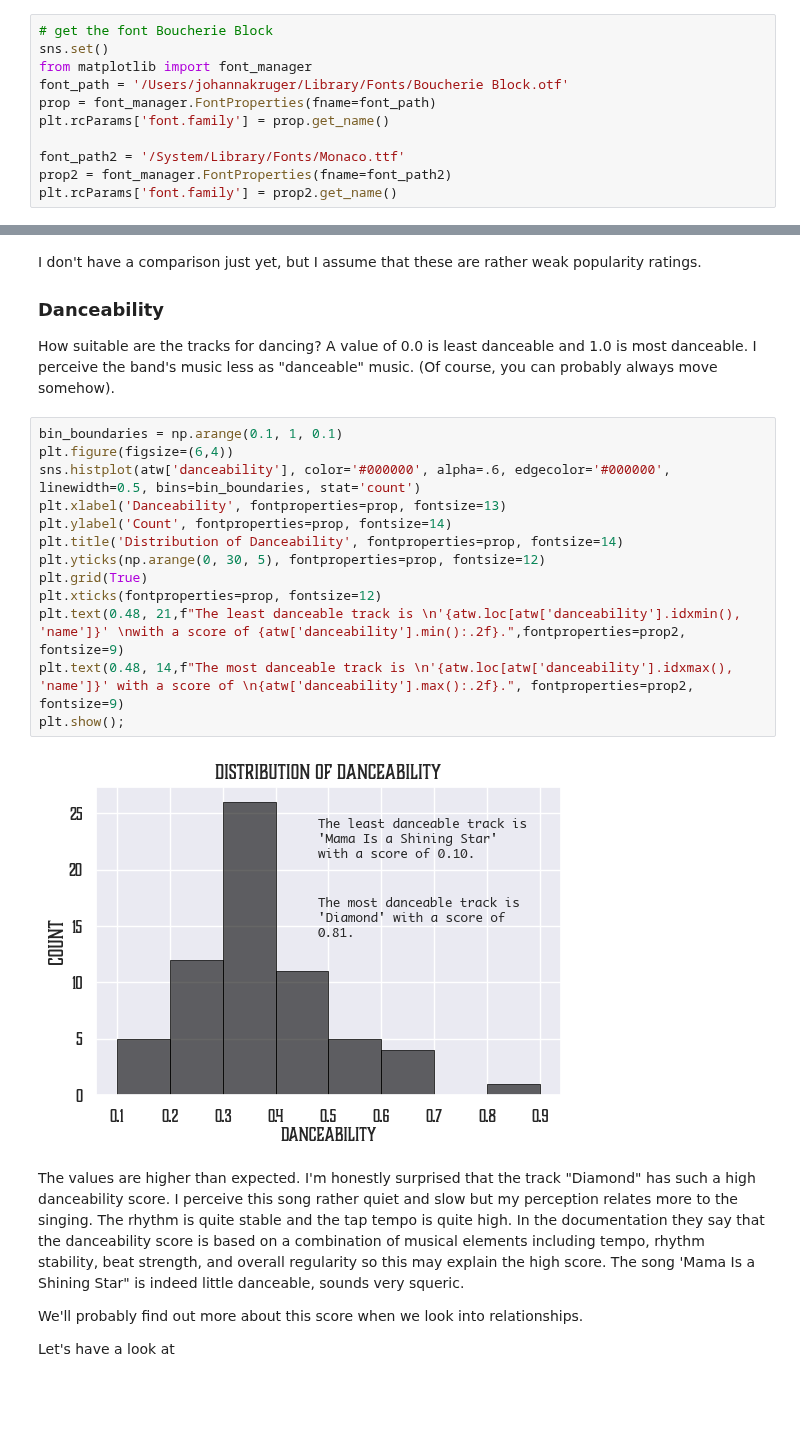
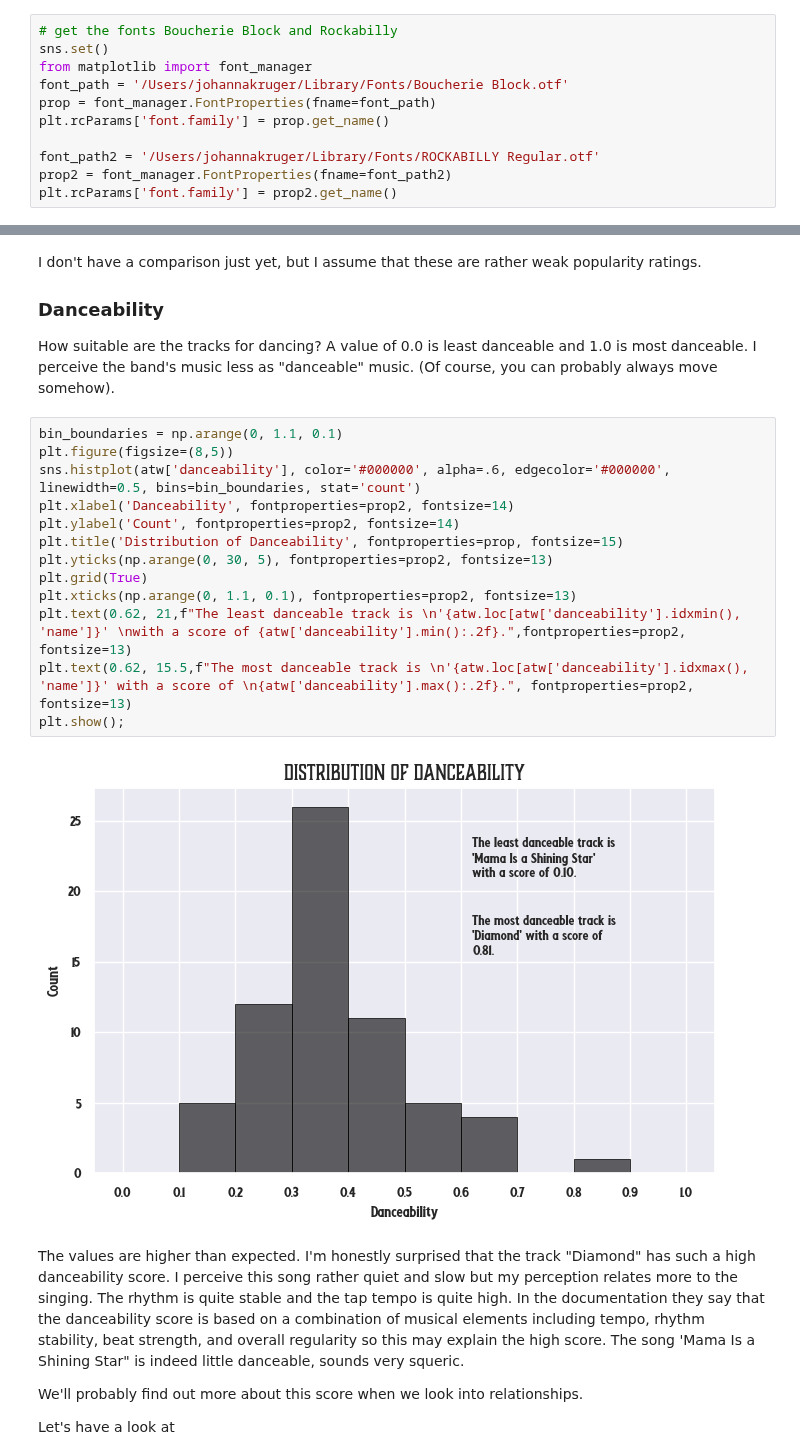
Before and after one commit to scheinmensch/Spotify, a Jupyter notebook: AllThemWitches.ipynb, the cells around one changed output, grey strips where cells are left out. Saved outputs shown, nothing was run; the diff lists cells and outputs as text; blank space fills up the shorter version.

```diff
--- a/AllThemWitches.ipynb
+++ b/AllThemWitches.ipynb
@@ -8,14 +8,14 @@ import matplotlib.pyplot as plt
 from matplotlib.dates import YearLocator
 import numpy as np
 # %%
-# get the font Boucherie Block
+# get the fonts Boucherie Block and Rockabilly
 sns.set()
 from matplotlib import font_manager
 font_path = '/Users/johannakruger/Library/Fonts/Boucherie Block.otf'
 prop = font_manager.FontProperties(fname=font_path)
 plt.rcParams['font.family'] = prop.get_name()
 
-font_path2 = '/System/Library/Fonts/Monaco.ttf'
+font_path2 = '/Users/johannakruger/Library/Fonts/ROCKABILLY Regular.otf'
 prop2 = font_manager.FontProperties(fname=font_path2)
 plt.rcParams['font.family'] = prop2.get_name()
 # %%
@@ -303,20 +304,20 @@ I don't have a comparison just yet, but I assume that these are rather weak popu
 
 How suitable are the tracks for dancing? A value of 0.0 is least danceable and 1.0 is most danceable. I perceive the band's music less as "danceable" music. (Of course, you can probably always move somehow).
 # %%
-bin_boundaries = np.arange(0.1, 1, 0.1)
-plt.figure(figsize=(6,4))
+bin_boundaries = np.arange(0, 1.1, 0.1)
+plt.figure(figsize=(8,5))
 sns.histplot(atw['danceability'], color='#000000', alpha=.6, edgecolor='#000000', linewidth=0.5, bins=bin_boundaries, stat='count')
-plt.xlabel('Danceability', fontproperties=prop, fontsize=13)
-plt.ylabel('Count', fontproperties=prop, fontsize=14)
-plt.title('Distribution of Danceability', fontproperties=prop, fontsize=14)
-plt.yticks(np.arange(0, 30, 5), fontproperties=prop, fontsize=12)
+plt.xlabel('Danceability', fontproperties=prop2, fontsize=14)
+plt.ylabel('Count', fontproperties=prop2, fontsize=14)
+plt.title('Distribution of Danceability', fontproperties=prop, fontsize=15)
+plt.yticks(np.arange(0, 30, 5), fontproperties=prop2, fontsize=13)
 plt.grid(True)
-plt.xticks(fontproperties=prop, fontsize=12)
-plt.text(0.48, 21,f"The least danceable track is \n'{atw.loc[atw['danceability'].idxmin(), 'name']}' \nwith a score of {atw['danceability'].min():.2f}.",fontproperties=prop2, fontsize=9)
-plt.text(0.48, 14,f"The most danceable track is \n'{atw.loc[atw['danceability'].idxmax(), 'name']}' with a score of \n{atw['danceability'].max():.2f}.", fontproperties=prop2, fontsize=9)
+plt.xticks(np.arange(0, 1.1, 0.1), fontproperties=prop2, fontsize=13)
+plt.text(0.62, 21,f"The least danceable track is \n'{atw.loc[atw['danceability'].idxmin(), 'name']}' \nwith a score of {atw['danceability'].min():.2f}.",fontproperties=prop2, fontsize=13)
+plt.text(0.62, 15.5,f"The most danceable track is \n'{atw.loc[atw['danceability'].idxmax(), 'name']}' with a score of \n{atw['danceability'].max():.2f}.", fontproperties=prop2, fontsize=13)
 plt.show();
 # %% [output]
-[figure, old version]
+[figure, new version]
 # %% [markdown]
 The values are higher than expected. I'm honestly surprised that the track "Diamond" has such a high danceability score. I perceive this song rather quiet and slow but my perception relates more to the singing. The rhythm is quite stable and the tap tempo is quite high. In the documentation they say that the danceability score is based on a combination of musical elements including tempo, rhythm stability, beat strength, and overall regularity so this may explain the high score. The song 'Mama Is a Shining Star" is indeed little danceable, sounds very squeric.
 
```
Also changed, not shown: parts of 16 cells of this notebook.
